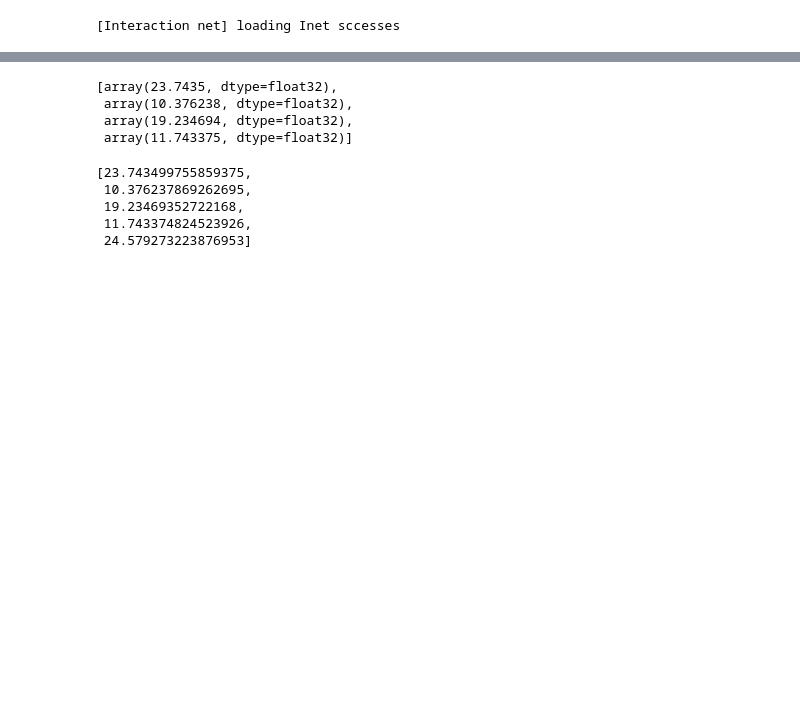
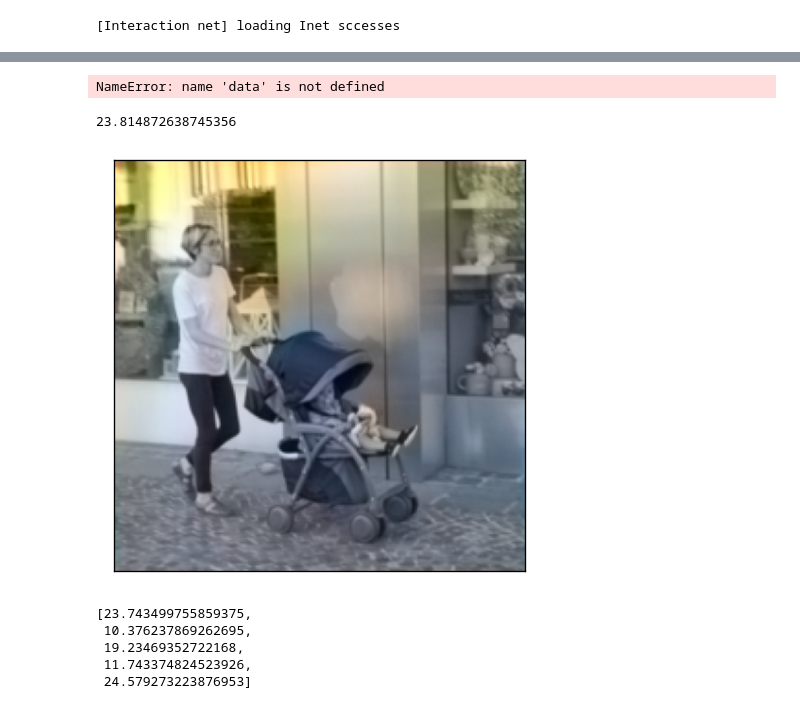
Before and after one commit to Zhang-Yiqian/user-guided-video-colourisation, a Jupyter notebook: train_prop.ipynb, the cells around one changed output, grey strips where cells are left out. Drawn from its saved outputs; the diff is of its cells as text; code cells hidden in the pictures; blank space fills up the shorter version.

```diff
--- a/train_prop.ipynb
+++ b/train_prop.ipynb
@@ -230,13 +219,36 @@ for epoch in range(opt.epoch_count, opt.niter + opt.niter_decay):
 #!fuser /dev/nvidia*
 # %%
 #!kill 20457
-# %%
-train_psnrs
-# %% [output]
-[array(23.7435, dtype=float32),
- array(10.376238, dtype=float32),
- array(19.234694, dtype=float32),
- array(11.743375, dtype=float32)]
+# %%
+data
+# %% [output]
+NameError: name 'data' is not defined
+# %%
+import matplotlib.pyplot as plt
+from skimage.transform import resize
+import skimage
+
+lightness = data['gray'].cpu()
+real_ab = data['ab'].cpu()
+fake_ab = data['prev'].cpu()
+fake_img = torch.cat((lightness, fake_ab), 1)
+real_img = torch.cat((lightness, real_ab), 1)
+fake_rgb = lab2rgb(fake_img, opt).detach().numpy()
+real_rgb = lab2rgb(real_img, opt).detach().numpy()
+idx = 2
+img = real_rgb[idx,:,:,:].transpose(1,2,0)
+img = fake_rgb[idx,:,:,:].transpose(1,2,0)
+img = np.minimum(img, 1)
+img = resize(img, (1024, 1024))
+skimage.io.imshow(img)
+plt.xticks([])
+plt.yticks([])
+mse = np.mean((fake_rgb[idx, :, :, :] - real_rgb[idx, :, :, :]) ** 2 )
+psnr = 10 * np.log10(1.0 / mse)
+print(psnr)
+# %% [output]
+23.814872638745356
+[figure, added]
 # %%
 val_psnrs
 # %% [output]
```
Also changed, not shown: parts of 4 cells of this notebook, 7 other files.
